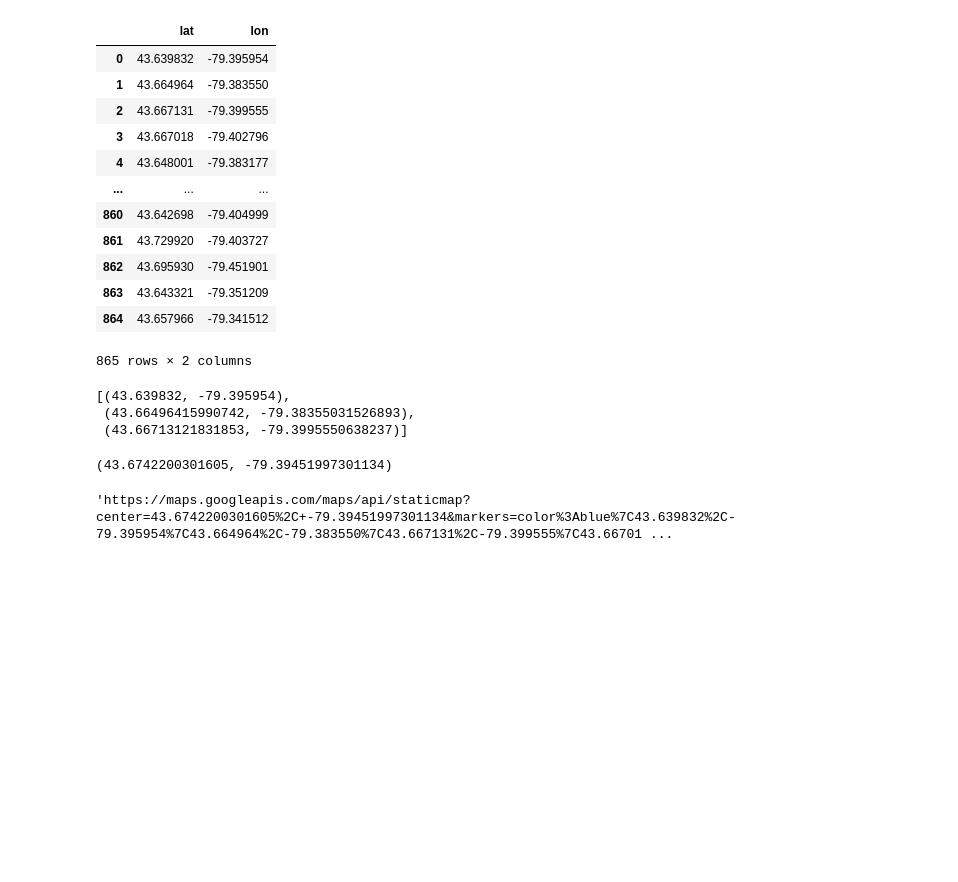
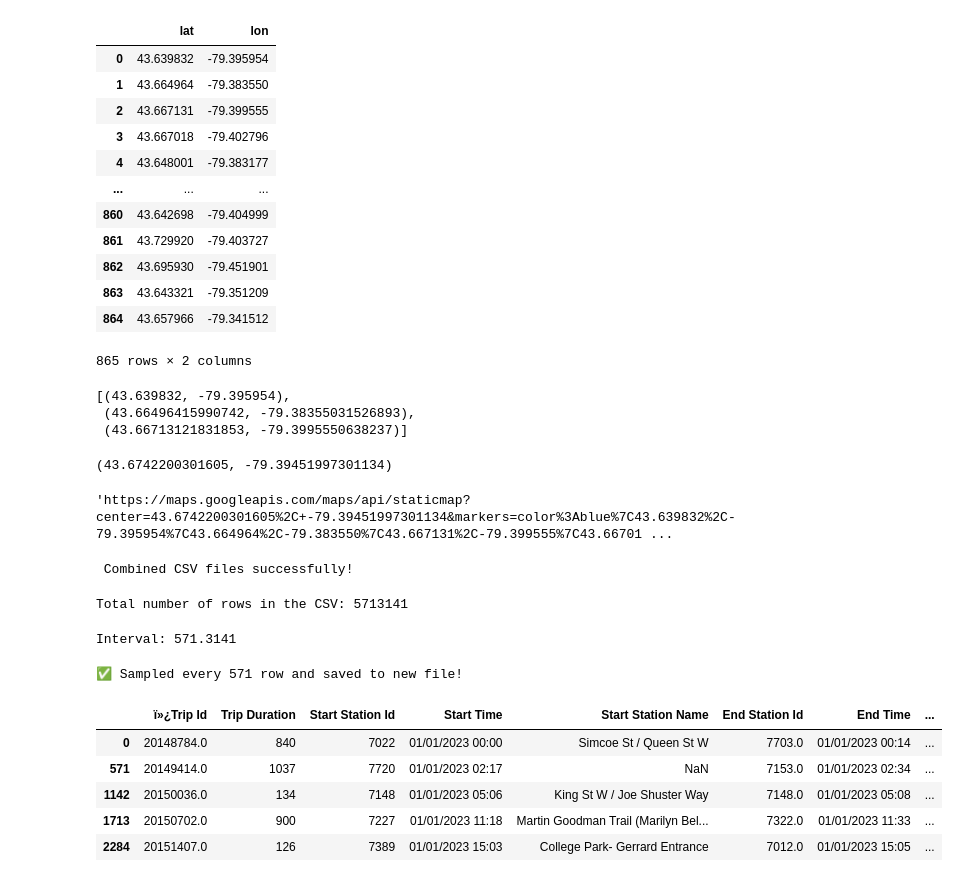
Before and after one commit to ConstCorrectness/toronto-bikeshare-2024, a Jupyter notebook: main.ipynb, the cells around one changed output. Saved outputs shown, nothing was run; the diff lists cells and outputs as text; code cells hidden in the pictures; blank space fills up the shorter version.

Commit message:
Updated ridership data and station information - final sample excluded due to size

```diff
--- a/main.ipynb
+++ b/main.ipynb
@@ -155,3 +156,77 @@ encoded_params = urllib.parse.urlencode(params)
 f'{google_static_maps_api}?{encoded_params}'
 # %% [output]
 'https://maps.googleapis.com/maps/api/staticmap?center=43.6742200301605%2C+-79.39451997301134&markers=color%3Ablue%7C43.639832%2C-79.395954%7C43.664964%2C-79.383550%7C43.667131%2C-79.399555%7C43.66701 ...
+# %%
+ridership_csv = glob.glob("datasets/bikeshare-ridership-2023/*.csv")
+
+ridership_df = pd.concat([pd.read_csv(file, encoding = 'ISO-8859-1') for file in ridership_csv], ignore_index = True)
+
+ridership_df.to_csv("datasets/combined_ridership.csv", index = False)
+
+"""
+chunk_size = 100000  # Number of rows per chunk
+
+# Process the file in smaller parts
+for chunk in pd.read_csv("combined_ridership.csv", chunksize=chunk_size, encoding="utf-8-sig"):
+    print(chunk.head())  # Print first few rows of each chunk
+    break  # Remove this to process the entire file in smaller pieces
+ """
+# print(f"Found {len(ridership_csv)} CSV files.")
+
+# if not ridership_csv:  # If no files found, exit
+#     print("⚠️ No CSV files found. Check your file path!")
+# else:
+#     # Read and combine CSV files
+#     ridership_df = pd.concat([pd.read_csv(file, encoding='ISO-8859-1') for file in ridership_csv], ignore_index=True)
+
+#     # Save the combined DataFrame
+#     ridership_df.to_csv("combined_ridership.csv", index=False)
+#     print("✅ Combined CSV files successfully!")
+
+
+print(" Combined CSV files successfully!")
+# %% [output]
+ Combined CSV files successfully!
+# %%
+
+# Find the number of total rows to determine our sampling frequency
+rows_df = pd.read_csv("combined_ridership.csv", encoding='utf-8-sig')
+
+row_count = len(rows_df)
+
+print(f"Total number of rows in the CSV: {row_count}")
+# %% [output]
+Total number of rows in the CSV: 5713141
+# %%
+"""We want a systematic sample of 10,000 rows of data
+
+Therefore, n = 5,713,141 / 10,000
+
+"""
+sample_size = 10000
+interval = row_count / sample_size
+
+print(f"Interval: {interval}")
+# %% [output]
+Interval: 571.3141
+# %%
+# Use ILOC to pickup every 571 row
+
+sample_df = rows_df.iloc[::571].copy()
+
+sample_df.to_csv("datasets/sample_every_571_row.csv", index=False)
+
+print("✅ Sampled every 571 row and saved to new file!")
+# %% [output]
+✅ Sampled every 571 row and saved to new file!
+# %%
+#Lets see what our data looks like in a PD Dataframe
+
+sample_df.head()
+# %% [output]
+|  | ï»¿Trip Id | Trip Duration | Start Station Id | Start Time | Start Station Name | End Station Id | End Time | ... |
+| 0 | 20148784.0 | 840 | 7022 | 01/01/2023 00:00 | Simcoe St / Queen St W | 7703.0 | 01/01/2023 00:14 | ... |
+| 571 | 20149414.0 | 1037 | 7720 | 01/01/2023 02:17 | NaN | 7153.0 | 01/01/2023 02:34 | ... |
+| 1142 | 20150036.0 | 134 | 7148 | 01/01/2023 05:06 | King St W / Joe Shuster Way | 7148.0 | 01/01/2023 05:08 | ... |
+| 1713 | 20150702.0 | 900 | 7227 | 01/01/2023 11:18 | Martin Goodman Trail (Marilyn Bel... | 7322.0 | 01/01/2023 11:33 | ... |
+| 2284 | 20151407.0 | 126 | 7389 | 01/01/2023 15:03 | College Park- Gerrard Entrance | 7012.0 | 01/01/2023 15:05 | ... |
```
Also changed, not shown: parts of 2 cells of this notebook, 16 other files.
